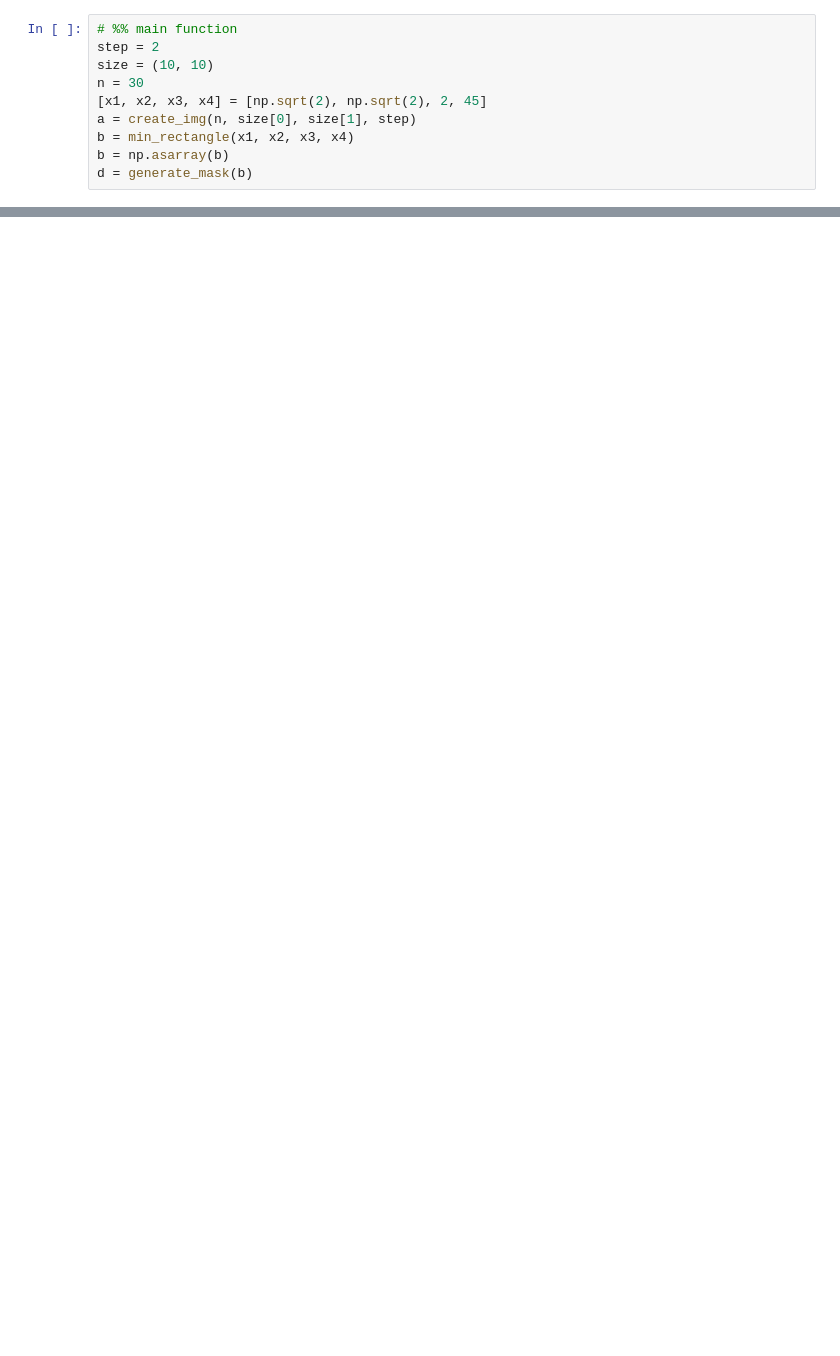
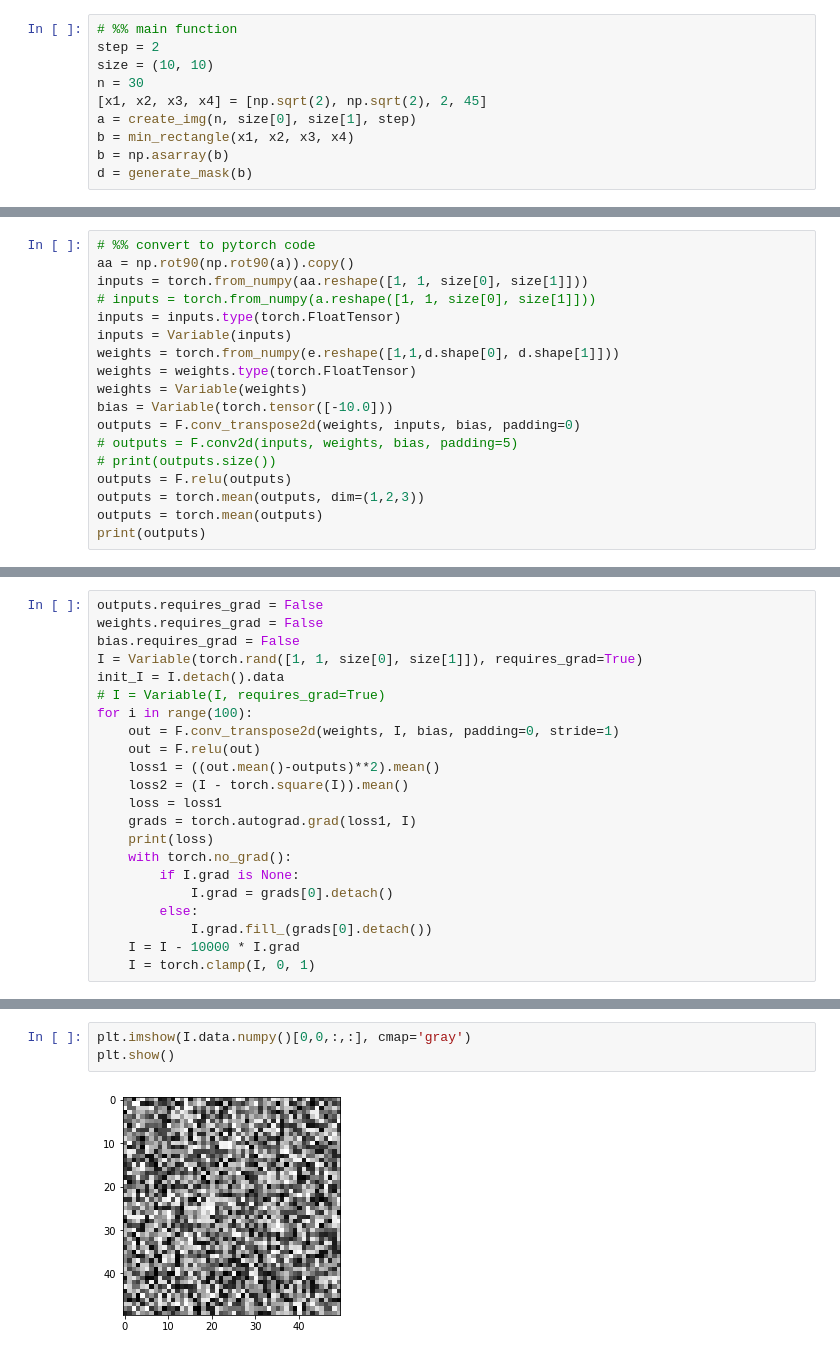
Before and after one commit to shengcheng/Material_Reconstruction_Correlation, a Jupyter notebook: exp.ipynb, the cells around one changed output, grey strips where cells are left out. Drawn from its saved outputs; the diff is of its cells as text; blank space fills up the shorter version.

```diff
--- a/exp.ipynb
+++ b/exp.ipynb
@@ -245,0 +226,18 @@ array([[-2., -2., -2., -2., -2., -2., -2., -2., -2., -2., -2., -2., -2.,
+# %%
+# %% convert to pytorch code
+aa = np.rot90(np.rot90(a)).copy()
+inputs = torch.from_numpy(aa.reshape([1, 1, size[0], size[1]]))
+# inputs = torch.from_numpy(a.reshape([1, 1, size[0], size[1]]))
+inputs = inputs.type(torch.FloatTensor)
+inputs = Variable(inputs)
+weights = torch.from_numpy(e.reshape([1,1,d.shape[0], d.shape[1]]))
+weights = weights.type(torch.FloatTensor)
+weights = Variable(weights)
+bias = Variable(torch.tensor([-10.0]))
+outputs = F.conv_transpose2d(weights, inputs, bias, padding=0)
+# outputs = F.conv2d(inputs, weights, bias, padding=5)
+# print(outputs.size())
+outputs = F.relu(outputs)
+outputs = torch.mean(outputs, dim=(1,2,3))
+outputs = torch.mean(outputs)
+print(outputs)
@@ -245,0 +246,22 @@ array([[-2., -2., -2., -2., -2., -2., -2., -2., -2., -2., -2., -2., -2.,
+# %%
+outputs.requires_grad = False
+weights.requires_grad = False
+bias.requires_grad = False
+I = Variable(torch.rand([1, 1, size[0], size[1]]), requires_grad=True)
+init_I = I.detach().data
+# I = Variable(I, requires_grad=True)
+for i in range(100):
+    out = F.conv_transpose2d(weights, I, bias, padding=0, stride=1)
+    out = F.relu(out)
+    loss1 = ((out.mean()-outputs)**2).mean()
+    loss2 = (I - torch.square(I)).mean()
+    loss = loss1
+    grads = torch.autograd.grad(loss1, I)
+    print(loss)
+    with torch.no_grad():
+        if I.grad is None:
+            I.grad = grads[0].detach()
+        else:
+            I.grad.fill_(grads[0].detach())
+    I = I - 10000 * I.grad
+    I = torch.clamp(I, 0, 1)
@@ -245,0 +286,5 @@ array([[-2., -2., -2., -2., -2., -2., -2., -2., -2., -2., -2., -2., -2.,
+# %%
+plt.imshow(I.data.numpy()[0,0,:,:], cmap='gray')
+plt.show()
+# %% [output]
+[figure, added]
```
Also changed, not shown: parts of 18 cells of this notebook.
